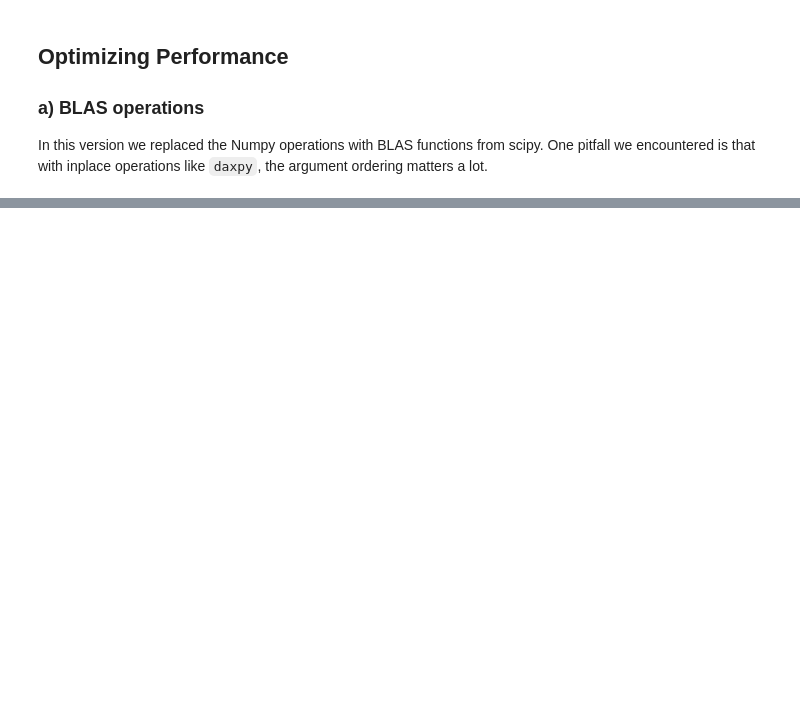
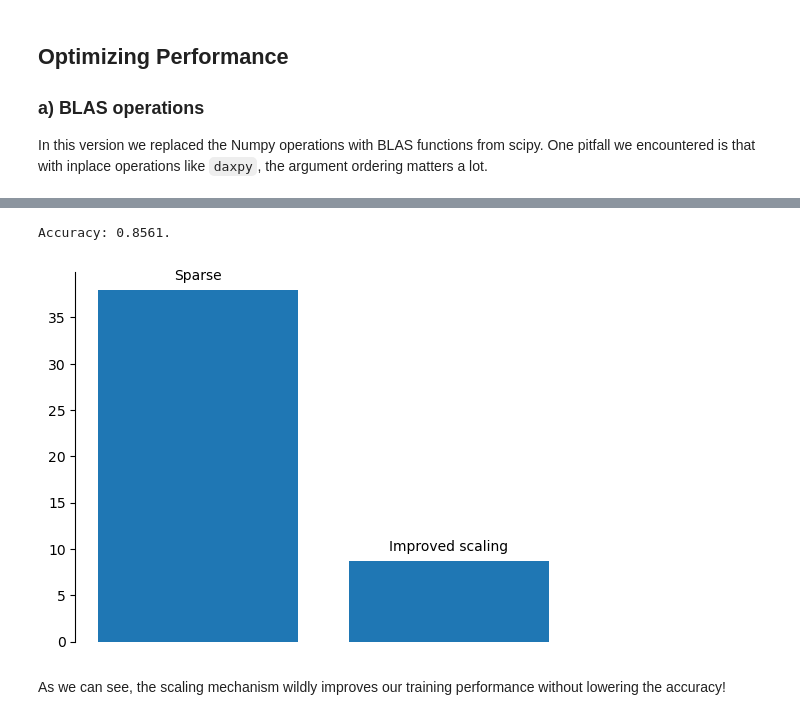
Before and after one commit to Yufu0/DAT341-DIT867-PA4-Implementing-linear-classifiers, a Jupyter notebook: PA4.ipynb, the cells around one changed output, grey strips where cells are left out. Drawn from its saved outputs; the diff is of its cells as text; code cells hidden in the pictures; blank space fills up the shorter version.

```diff
--- a/PA4.ipynb
+++ b/PA4.ipynb
@@ -624,0 +728,16 @@ ax.get_xaxis().set_visible(False)
+# %%
+evaluate_pipeline(make_scaling_classifier())
+# %% [output]
+Accuracy: 0.8561.
+# %%
+import matplotlib.pyplot as plt
+
+f, ax = plt.subplots()
+b = ax.bar([1,2], [38, 8.72], width=0.8)
+ax.bar_label(b, labels=['Sparse', 'Improved scaling'], padding=5)
+ax.spines[['right', 'top', 'bottom']].set_visible(False)
+ax.get_xaxis().set_visible(False)
+# %% [output]
+[figure, added]
+# %% [markdown]
+As we can see, the scaling mechanism wildly improves our training performance without lowering the accuracy!
```
Also changed, not shown: parts of 74 cells of this notebook, 1 other file.
